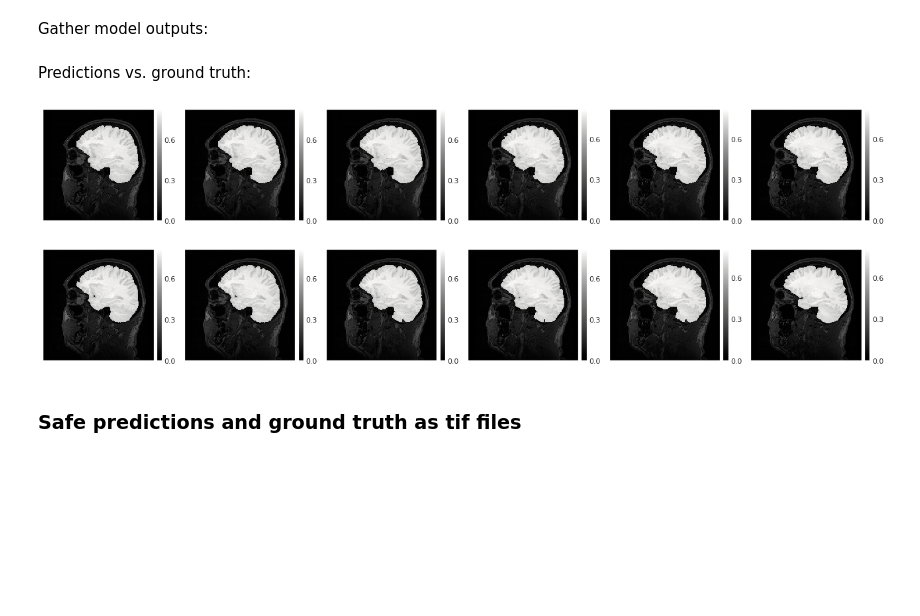
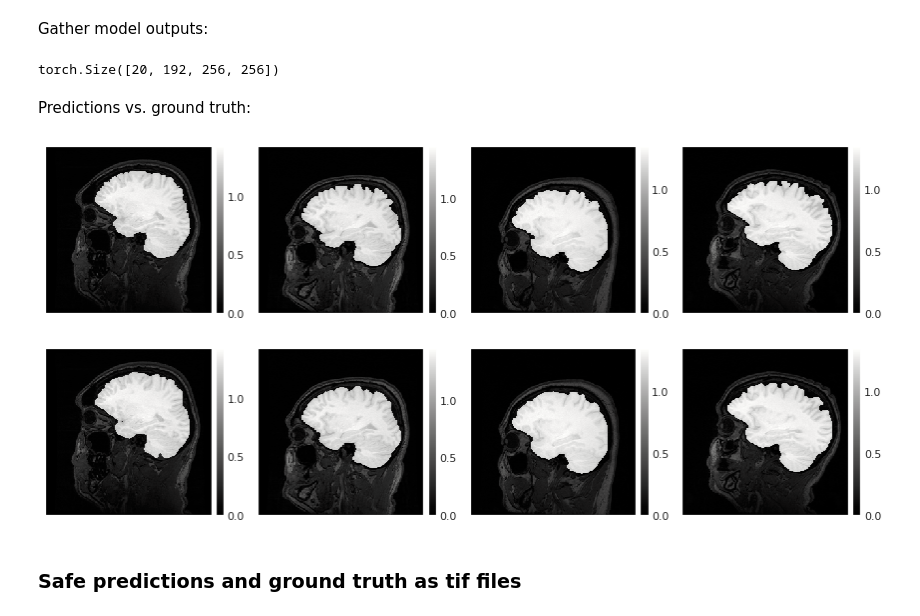
Before and after one commit to iserh/uda, a Jupyter notebook: notebooks/CC_ss_unet2d.ipynb, the cells around one changed output. Saved outputs shown, nothing was run; the diff lists cells and outputs as text; code cells hidden in the pictures; blank space fills up the shorter version.

```diff
--- a/notebooks/CC_ss_unet2d.ipynb
+++ b/notebooks/CC_ss_unet2d.ipynb
@@ -171,28 +171,27 @@ model = model.to(device)
 dataloader = torch.utils.data.DataLoader(test_dataset, batch_size=8, shuffle=False)
 
 with torch.no_grad():
-    data, label, pred = [*zip(*[(data, label, model(data.to(device)).cpu()) for data, label, _ in dataloader])]
+    data, label, pred = [*zip(*[(data, label, model(data.to(device)).cpu()) for data, label in dataloader])]
 
 data = torch.cat(data)
 label = torch.cat(label)
 pred = (torch.cat(pred) > 0.5).long()
-
-comb_label = (label + data)
-comb_label /= comb_label.max()
-comb_pred = (pred + data)
-comb_pred /= comb_pred.max()
+# %%
+data = data.reshape(-1, *test_dataset.PADDING_SHAPE)
+label = label.reshape(-1, *test_dataset.PADDING_SHAPE)
+pred = pred.reshape(-1, *test_dataset.PADDING_SHAPE)
+
+data.shape
+# %% [output]
+torch.Size([20, 192, 256, 256])
 # %% [markdown]
 Predictions vs. ground truth:
-# %%
-COLS = 6
-N = 64
-M = N + COLS
-
-g = isns.ImageGrid(list((comb_label)[N:M].squeeze()), col_wrap=COLS, cmap='gray')
-g = isns.ImageGrid(list((comb_pred)[N:M].squeeze()), col_wrap=COLS, cmap='gray')
-# %% [output]
-[figure, removed]
-[figure, removed]
+# %%
+isns.ImageGrid(list((data[:4, 64] + label[:4, 64])), col_wrap=4, cmap='gray')
+isns.ImageGrid(list((data[:4, 64] + pred[:4, 64])), col_wrap=4, cmap='gray');
+# %% [output]
+[figure, added]
+[figure, added]
 # %% [markdown]
 ### Safe predictions and ground truth as tif files
 # %%
```
Also changed, not shown: parts of 5 cells of this notebook, 5 other files.
